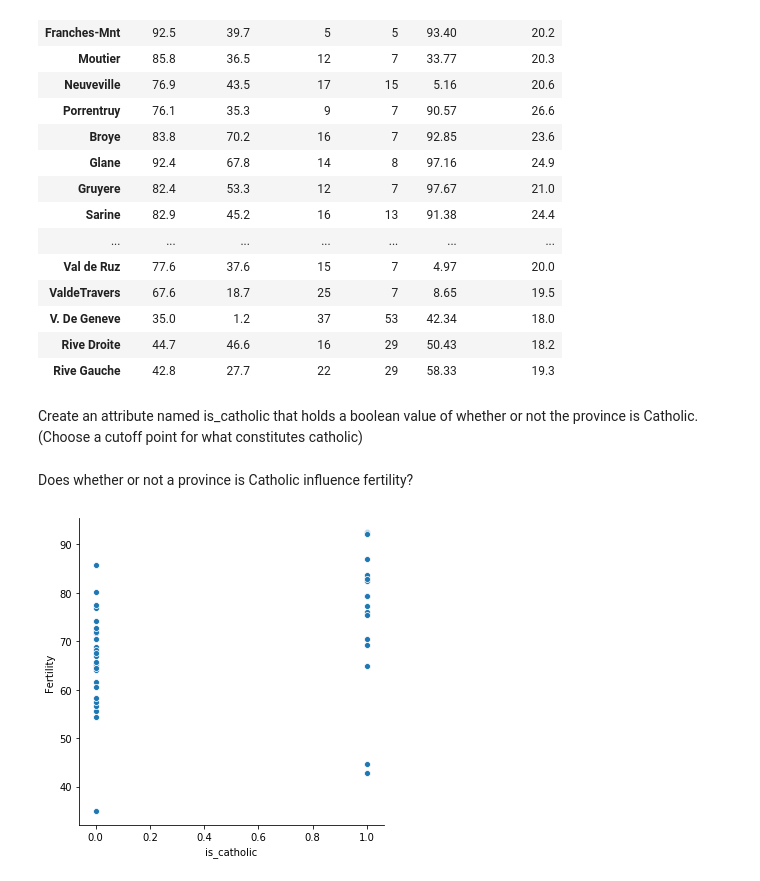
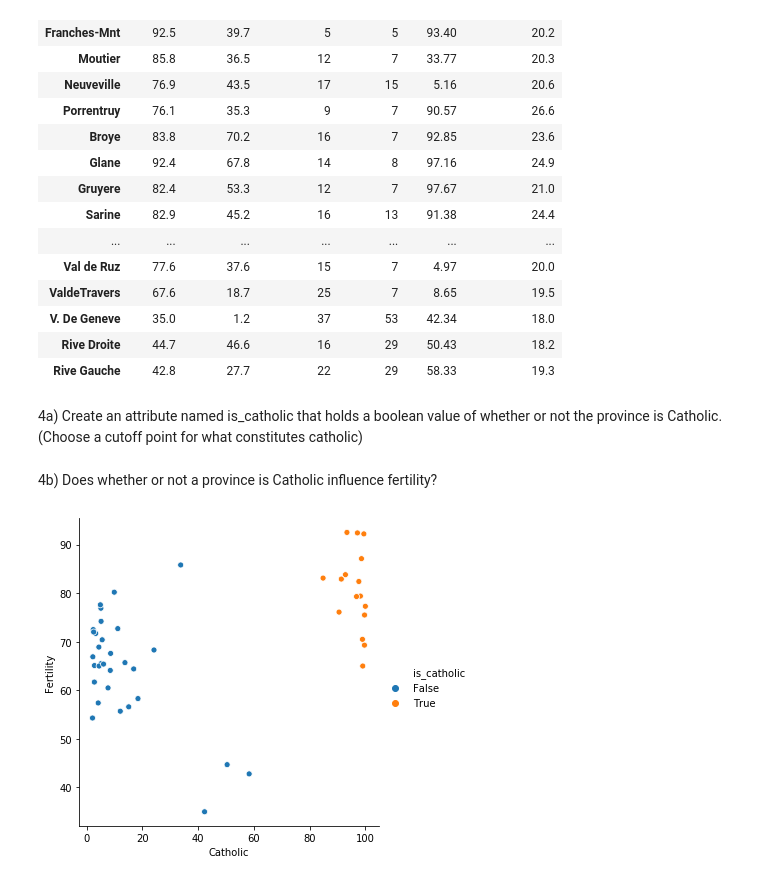
Before and after one commit to gilbert-noriega-ii/numpy-pandas-visualization-exercises, a Jupyter notebook: seaborn_exercises.ipynb, the cells around one changed output. Saved outputs shown, nothing was run; the diff lists cells and outputs as text; code cells hidden in the pictures.

```diff
--- a/seaborn_exercises.ipynb
+++ b/seaborn_exercises.ipynb
@@ -148,12 +148,16 @@ swiss
 | Rive Droite | 44.7 | 46.6 | 16 | 29 | 50.43 | 18.2 |
 | Rive Gauche | 42.8 | 27.7 | 22 | 29 | 58.33 | 19.3 |
 # %% [markdown]
-Create an attribute named is_catholic that holds a boolean value of whether or not the province is Catholic. (Choose a cutoff point for what constitutes catholic)
+4a) Create an attribute named is_catholic that holds a boolean value of whether or not the province is Catholic. (Choose a cutoff point for what constitutes catholic)
+# %%
+swiss['is_catholic'] = swiss.Catholic > 60
 # %% [markdown]
-Does whether or not a province is Catholic influence fertility?
+4b) Does whether or not a province is Catholic influence fertility?
-# %%
-swiss['is_catholic'] = swiss.Catholic > 50
-sns.relplot(x = 'is_catholic' , y = 'Fertility', data = swiss)
-plt.show()
-# %% [output]
-[figure, removed]
+# %%
+sns.relplot(x = 'Catholic' , y = 'Fertility', hue = 'is_catholic', data = swiss)
+plt.show()
+
+#It appears that if the province is catholic then there is an
+#overall higher fertility rate than if you are not catholic
+# %% [output]
+[figure, added]
```
Also changed, not shown: parts of 11 cells of this notebook.
